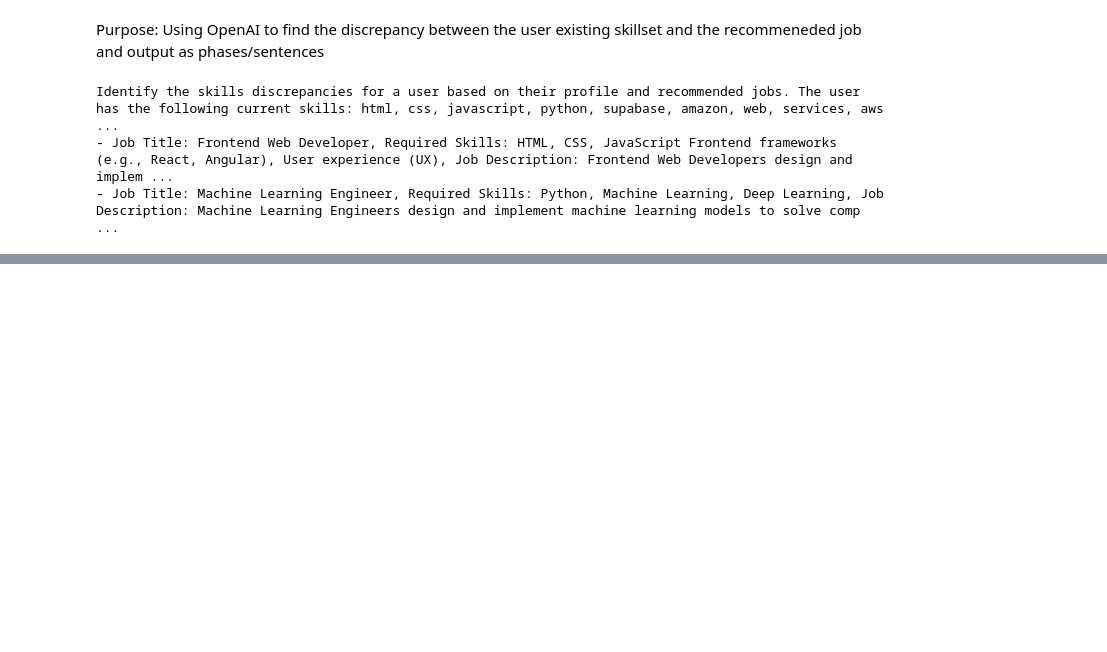
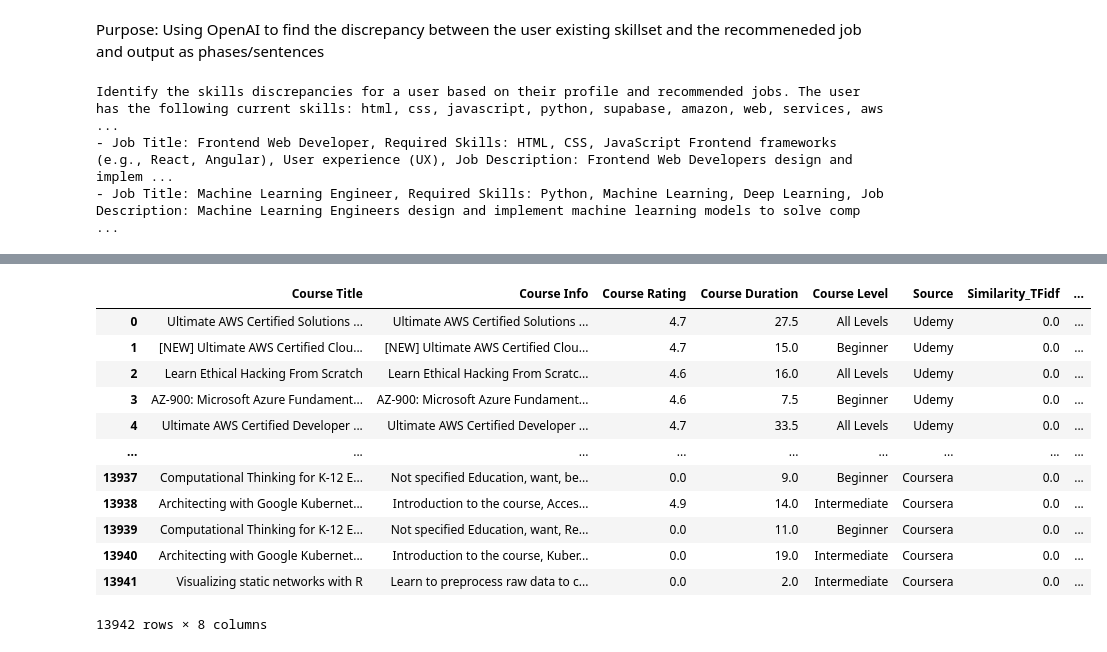
Before and after one commit to Xjkslhstxn/BT4222, a Jupyter notebook: OpenAI_xn.ipynb, the cells around one changed output, grey strips where cells are left out. Saved outputs shown, nothing was run; the diff lists cells and outputs as text; code cells hidden in the pictures; blank space fills up the shorter version.

Commit message:
Translating Coursera course + Course recommendation done

```diff
--- a/OpenAI_xn.ipynb
+++ b/OpenAI_xn.ipynb
@@ -163,0 +240,14 @@ Recommended courses based on skill gap:
+# %%
+from gensim.models import Word2Vec, KeyedVectors
+import numpy as np
+import pandas as pd
+from sklearn.metrics.pairwise import cosine_similarity
+
+
+def document_vector(doc):
+    """Create document vectors by averaging word vectors."""
+    return np.mean([model[word] for word in doc if word in model], axis=0)
+
+# Vectorize course info and skill gap
+course_vector_word2vec= course_tokens.apply(document_vector)
+skill_gap_vector = np.mean([document_vector(doc) for doc in filtered_tokens], axis=0)
@@ -163,0 +258,28 @@ Recommended courses based on skill gap:
+# %%
+import numpy as np
+
+# First, check if all elements in course['Course Vector'] are np.arrays and have the same shape
+# If not, replace with a zero vector of the same dimensionality as your Word2Vec vectors (e.g., 300 dimensions)
+dimensionality = 300  # For Google News Word2Vec vectors
+course_vector_word2vec = course_vector_word2vec.apply(lambda vec: np.zeros(dimensionality) if isinstance(vec, float) else vec)
+
+# Ensure skill_gap_vector is also correctly shaped. If it's empty or not the right form, replace it as well.
+if isinstance(skill_gap_vector, float):
+    skill_gap_vector = np.zeros(dimensionality)
+
+# Convert the list of vectors to a 2D array
+course_vectors = np.array(list(course_vector_word2vec))
+
+# Make sure skill_gap_vector is also in the correct shape (1, dimensionality)
+skill_gap_vector = np.reshape(skill_gap_vector, (1, -1))
+
+# Now, calculate cosine similarity
+similarity_scores = cosine_similarity(skill_gap_vector, course_vectors)[0]
+
+# Continue with your existing logic
+course['Similarity_word2vec'] = similarity_scores
+top_n = 10
+recommended_courses = course.sort_values(by='Similarity_word2vec', ascending=False).head(top_n)
+
+print("Recommended courses based on skill gap:")
+print(recommended_courses[['Course Title', 'Similarity_word2vec']])
@@ -163,0 +321,16 @@ Recommended courses based on skill gap:
+# %%
+course
+# %% [output]
+|  | Course Title | Course Info | Course Rating | Course Duration | Course Level | Source | Similarity_TFidf | ... |
+| 0 | Ultimate AWS Certified Solutions ... | Ultimate AWS Certified Solutions ... | 4.7 | 27.5 | All Levels | Udemy | 0.0 | ... |
+| 1 | [NEW] Ultimate AWS Certified Clou... | [NEW] Ultimate AWS Certified Clou... | 4.7 | 15.0 | Beginner | Udemy | 0.0 | ... |
+| 2 | Learn Ethical Hacking From Scratch | Learn Ethical Hacking From Scratc... | 4.6 | 16.0 | All Levels | Udemy | 0.0 | ... |
+| 3 | AZ-900: Microsoft Azure Fundament... | AZ-900: Microsoft Azure Fundament... | 4.6 | 7.5 | Beginner | Udemy | 0.0 | ... |
+| 4 | Ultimate AWS Certified Developer ... | Ultimate AWS Certified Developer ... | 4.7 | 33.5 | All Levels | Udemy | 0.0 | ... |
+| ... | ... | ... | ... | ... | ... | ... | ... | ... |
+| 13937 | Computational Thinking for K-12 E... | Not specified Education, want, be... | 0.0 | 9.0 | Beginner | Coursera | 0.0 | ... |
+| 13938 | Architecting with Google Kubernet... | Introduction to the course, Acces... | 4.9 | 14.0 | Intermediate | Coursera | 0.0 | ... |
+| 13939 | Computational Thinking for K-12 E... | Not specified Education, want, Re... | 0.0 | 11.0 | Beginner | Coursera | 0.0 | ... |
+| 13940 | Architecting with Google Kubernet... | Introduction to the course, Kuber... | 0.0 | 19.0 | Intermediate | Coursera | 0.0 | ... |
+| 13941 | Visualizing static networks with R | Learn to preprocess raw data to c... | 0.0 | 2.0 | Intermediate | Coursera | 0.0 | ... |
+13942 rows × 8 columns
```
Also changed, not shown: parts of 37 cells of this notebook, 21 other files.
